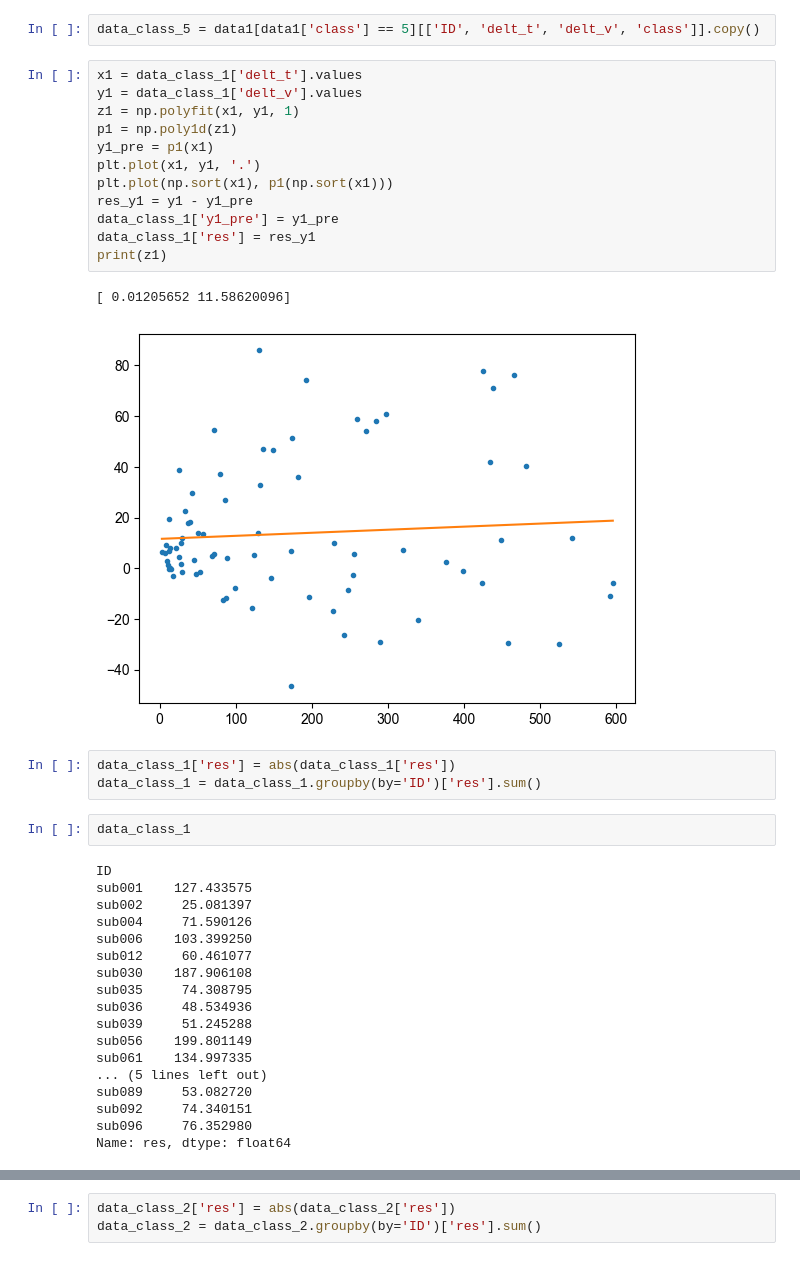
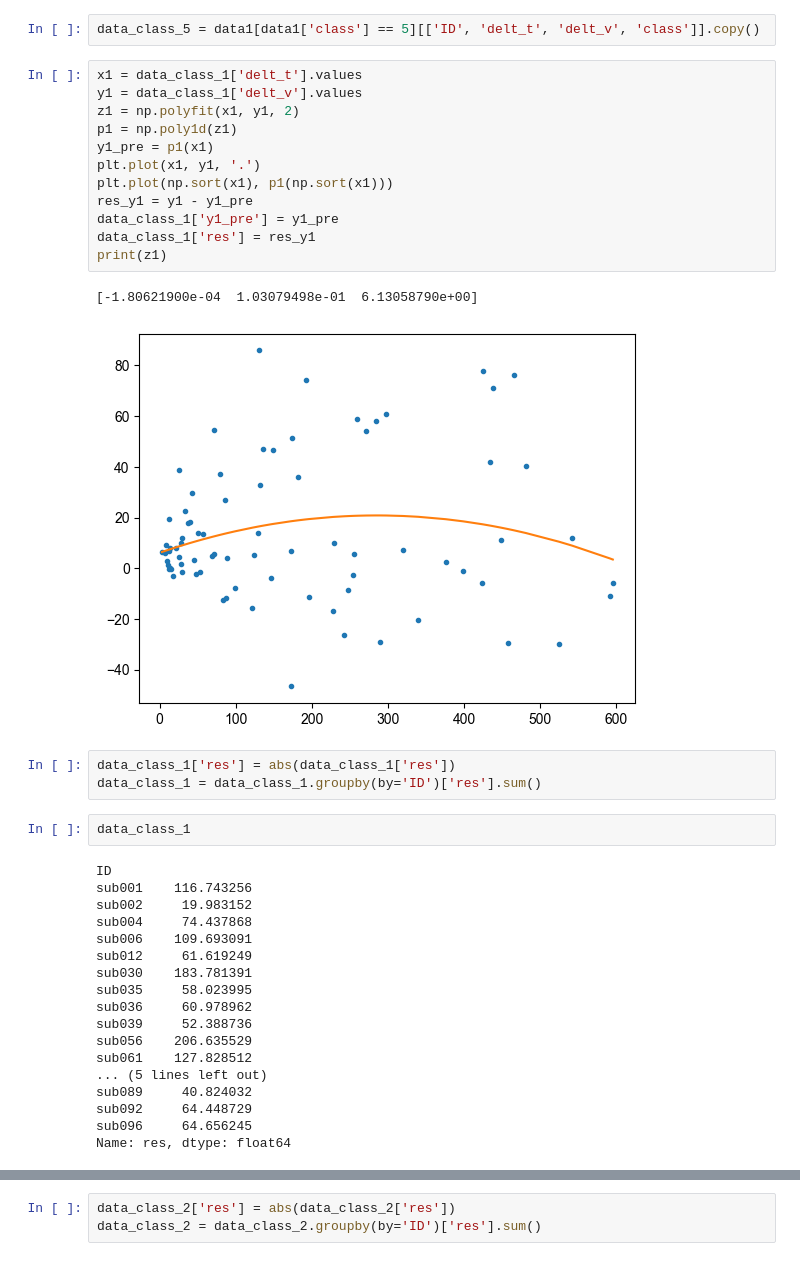
Before and after one commit to katherine-s37/brain-sick, a Jupyter notebook: 2(a)-Copy1.ipynb, the cells around one changed output, grey strips where cells are left out. Drawn from its saved outputs; the diff is of its cells as text.

```diff
--- a/2(a)-Copy1.ipynb
+++ b/2(a)-Copy1.ipynb
@@ -291,18 +291,18 @@ data_class_5 = data1[data1['class'] == 5][['ID', 'delt_t', 'delt_v', 'class']].c
 # %%
 x1 = data_class_1['delt_t'].values
 y1 = data_class_1['delt_v'].values
-z1 = np.polyfit(x1, y1, 1)
+z1 = np.polyfit(x1, y1, 2)
 p1 = np.poly1d(z1)
 y1_pre = p1(x1)
 plt.plot(x1, y1, '.')
 plt.plot(np.sort(x1), p1(np.sort(x1)))
 res_y1 = y1 - y1_pre
 data_class_1['y1_pre'] = y1_pre
 data_class_1['res'] = res_y1
 print(z1)
 # %% [output]
-[ 0.01205652 11.58620096]
+[-1.80621900e-04  1.03079498e-01  6.13058790e+00]
-[figure, old version]
+[figure, new version]
 # %%
 data_class_1['res'] = abs(data_class_1['res'])
 data_class_1 = data_class_1.groupby(by='ID')['res'].sum()
@@ -310,21 +310,21 @@ data_class_1 = data_class_1.groupby(by='ID')['res'].sum()
 data_class_1
 # %% [output]
 ID
-sub001    127.433575
-sub002     25.081397
-sub004     71.590126
-sub006    103.399250
-sub012     60.461077
-sub030    187.906108
-sub035     74.308795
-sub036     48.534936
-sub039     51.245288
-sub056    199.801149
-sub061    134.997335
+sub001    116.743256
+sub002     19.983152
+sub004     74.437868
+sub006    109.693091
+sub012     61.619249
+sub030    183.781391
+sub035     58.023995
+sub036     60.978962
+sub039     52.388736
+sub056    206.635529
+sub061    127.828512
 ... (5 lines left out)
-sub089     53.082720
-sub092     74.340151
-sub096     76.352980
+sub089     40.824032
+sub092     64.448729
+sub096     64.656245
 Name: res, dtype: float64
 # %%
 x1 = data_class_2['delt_t'].values
```
Also changed, not shown: parts of 6 cells of this notebook.
